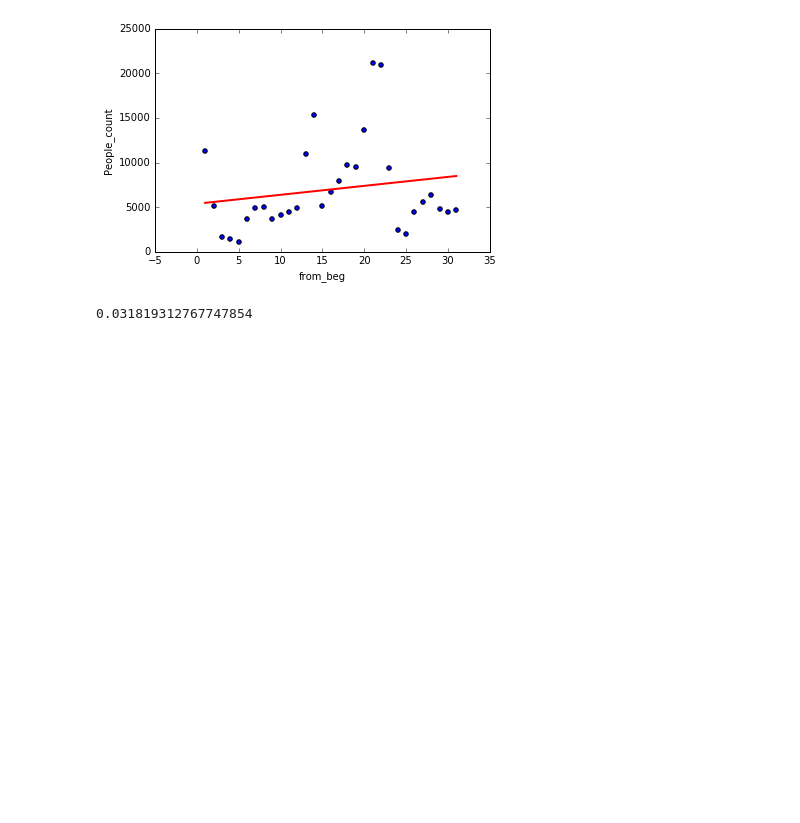
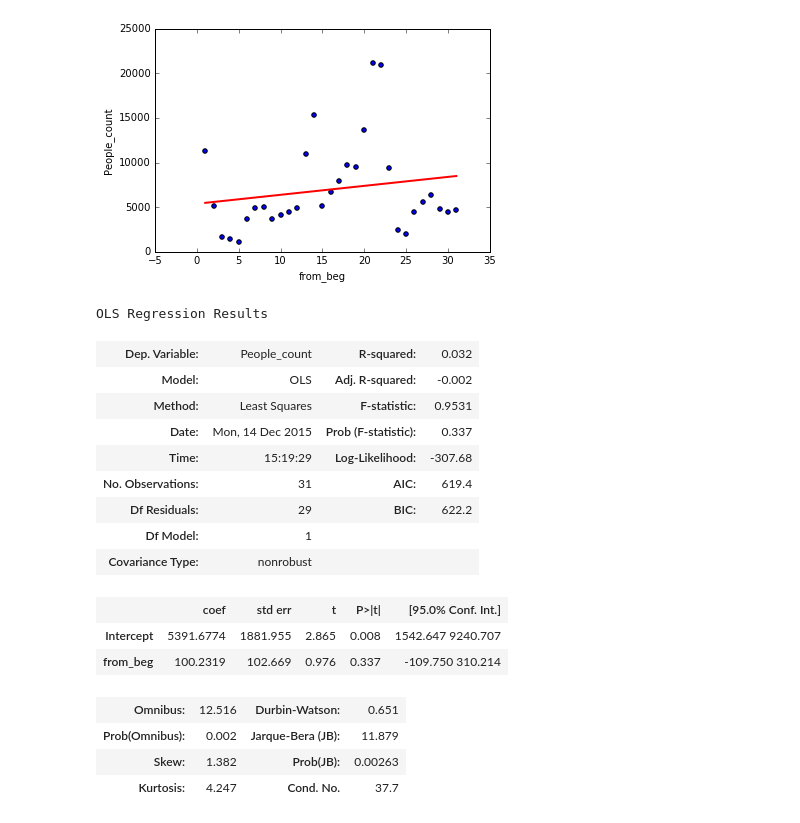
Before and after one commit to tmkasun/human_tracking_PIR_FYP, a Jupyter notebook: data_analysis/Regression_Model.ipynb, the cells around one changed output. Drawn from its saved outputs; the diff is of its cells as text; code cells hidden in the pictures; blank space fills up the shorter version.

Commit message:
Integrate sckitlearn lenear model and StatsModels LM

```diff
--- a/data_analysis/Regression_Model.ipynb
+++ b/data_analysis/Regression_Model.ipynb
@@ -131,6 +151,22 @@ plt.plot(x_new, preds, c='red', linewidth=2)
 [<matplotlib.lines.Line2D at 0x...>]
 [figure]
 # %%
-lm.rsquared
+lm.summary()
 # %% [output]
-0.031819312767747854
+OLS Regression Results
+| Dep. Variable: | People_count | R-squared: | 0.032 |
+| Model: | OLS | Adj. R-squared: | -0.002 |
+| Method: | Least Squares | F-statistic: | 0.9531 |
+| Date: | Mon, 14 Dec 2015 | Prob (F-statistic): | 0.337 |
+| Time: | 15:19:29 | Log-Likelihood: | -307.68 |
+| No. Observations: | 31 | AIC: | 619.4 |
+| Df Residuals: | 29 | BIC: | 622.2 |
+| Df Model: | 1 |  |  |
+| Covariance Type: | nonrobust |  |  |
+|  | coef | std err | t | P>|t| | [95.0% Conf. Int.] |
+| Intercept | 5391.6774 | 1881.955 | 2.865 | 0.008 | 1542.647 9240.707 |
+| from_beg | 100.2319 | 102.669 | 0.976 | 0.337 | -109.750 310.214 |
+| Omnibus: | 12.516 | Durbin-Watson: | 0.651 |
+| Prob(Omnibus): | 0.002 | Jarque-Bera (JB): | 11.879 |
+| Skew: | 1.382 | Prob(JB): | 0.00263 |
+| Kurtosis: | 4.247 | Cond. No. | 37.7 |
```
Also changed, not shown: parts of 3 cells of this notebook, 11 other files.
